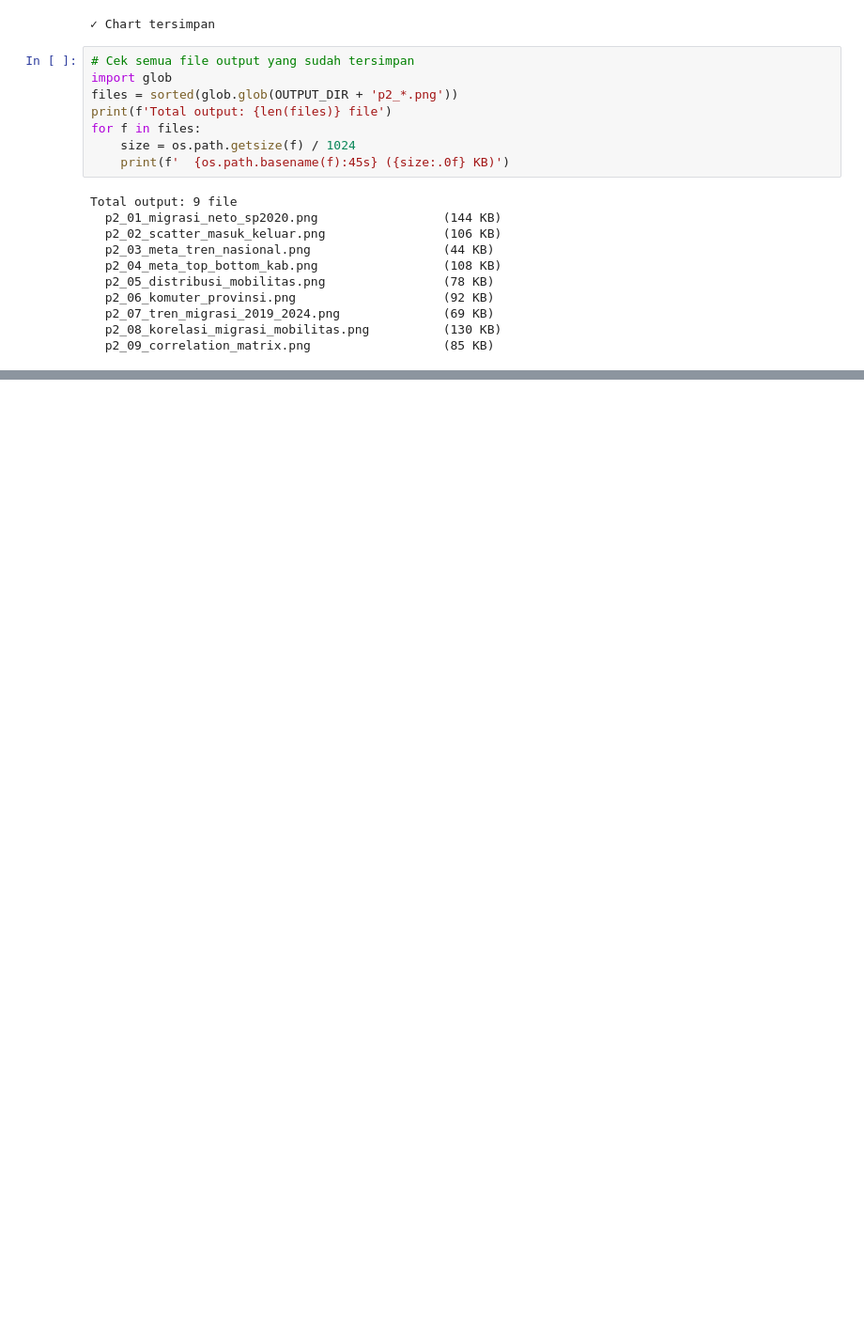
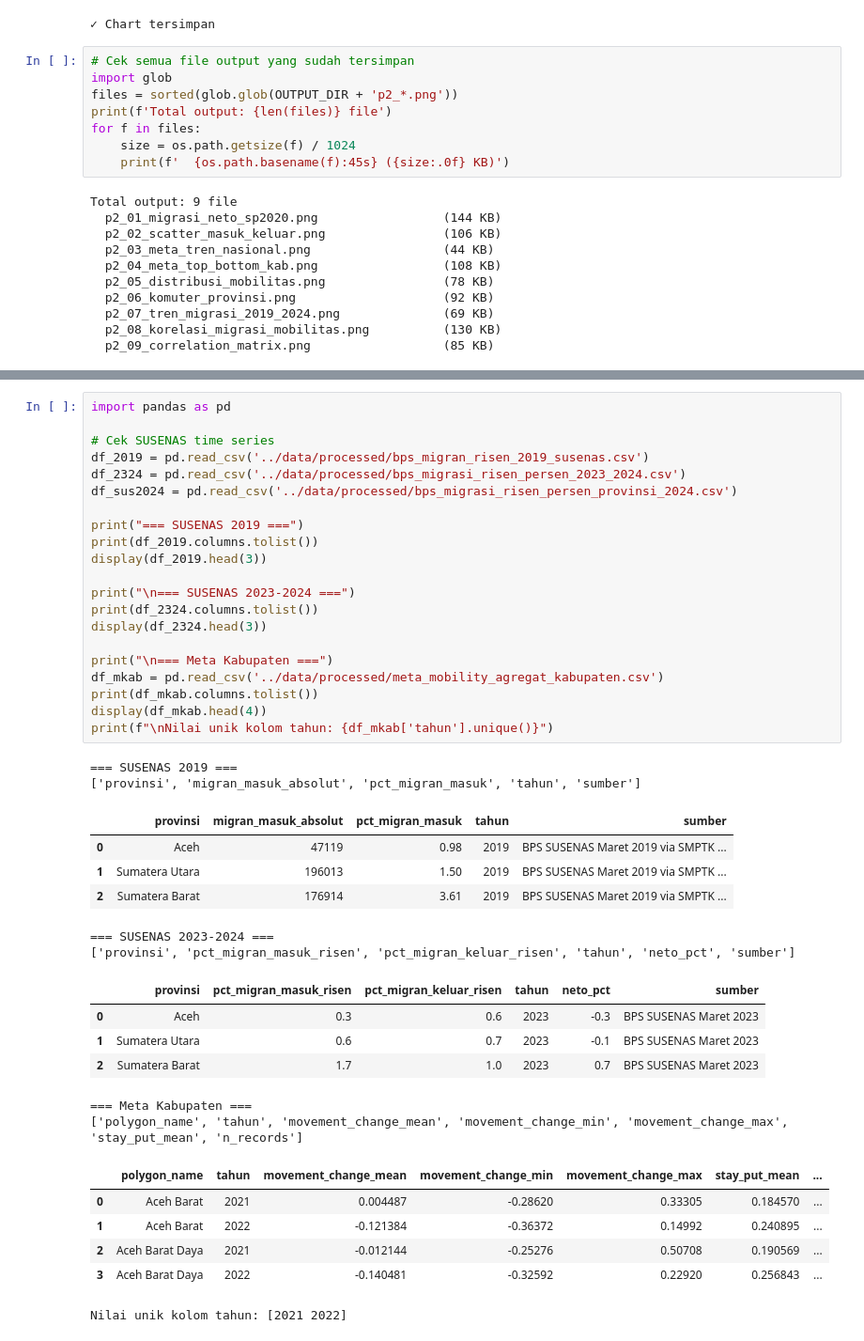
Before and after one commit to mikoo97/human-mobility-id, a Jupyter notebook: notebooks/01_eda_human_mobility.ipynb, the cells around one changed output, grey strips where cells are left out. Shown at 94% size. Drawn from its saved outputs; the diff is of its cells as text; blank space fills up the shorter version.

```diff
--- a/notebooks/01_eda_human_mobility.ipynb
+++ b/notebooks/01_eda_human_mobility.ipynb
@@ -1008,0 +1223,42 @@ Total output: 9 file
+# %%
+import pandas as pd
+
+# Cek SUSENAS time series
+df_2019 = pd.read_csv('../data/processed/bps_migran_risen_2019_susenas.csv')
+df_2324 = pd.read_csv('../data/processed/bps_migrasi_risen_persen_2023_2024.csv')
+df_sus2024 = pd.read_csv('../data/processed/bps_migrasi_risen_persen_provinsi_2024.csv')
+
+print("=== SUSENAS 2019 ===")
+print(df_2019.columns.tolist())
+display(df_2019.head(3))
+
+print("\n=== SUSENAS 2023-2024 ===")
+print(df_2324.columns.tolist())
+display(df_2324.head(3))
+
+print("\n=== Meta Kabupaten ===")
+df_mkab = pd.read_csv('../data/processed/meta_mobility_agregat_kabupaten.csv')
+print(df_mkab.columns.tolist())
+display(df_mkab.head(4))
+print(f"\nNilai unik kolom tahun: {df_mkab['tahun'].unique()}")
+# %% [output]
+=== SUSENAS 2019 ===
+['provinsi', 'migran_masuk_absolut', 'pct_migran_masuk', 'tahun', 'sumber']
+|  | provinsi | migran_masuk_absolut | pct_migran_masuk | tahun | sumber |
+| 0 | Aceh | 47119 | 0.98 | 2019 | BPS SUSENAS Maret 2019 via SMPTK ... |
+| 1 | Sumatera Utara | 196013 | 1.50 | 2019 | BPS SUSENAS Maret 2019 via SMPTK ... |
+| 2 | Sumatera Barat | 176914 | 3.61 | 2019 | BPS SUSENAS Maret 2019 via SMPTK ... |
+=== SUSENAS 2023-2024 ===
+['provinsi', 'pct_migran_masuk_risen', 'pct_migran_keluar_risen', 'tahun', 'neto_pct', 'sumber']
+|  | provinsi | pct_migran_masuk_risen | pct_migran_keluar_risen | tahun | neto_pct | sumber |
+| 0 | Aceh | 0.3 | 0.6 | 2023 | -0.3 | BPS SUSENAS Maret 2023 |
+| 1 | Sumatera Utara | 0.6 | 0.7 | 2023 | -0.1 | BPS SUSENAS Maret 2023 |
+| 2 | Sumatera Barat | 1.7 | 1.0 | 2023 | 0.7 | BPS SUSENAS Maret 2023 |
+=== Meta Kabupaten ===
+['polygon_name', 'tahun', 'movement_change_mean', 'movement_change_min', 'movement_change_max', 'stay_put_mean', 'n_records']
+|  | polygon_name | tahun | movement_change_mean | movement_change_min | movement_change_max | stay_put_mean | ... |
+| 0 | Aceh Barat | 2021 | 0.004487 | -0.28620 | 0.33305 | 0.184570 | ... |
+| 1 | Aceh Barat | 2022 | -0.121384 | -0.36372 | 0.14992 | 0.240895 | ... |
+| 2 | Aceh Barat Daya | 2021 | -0.012144 | -0.25276 | 0.50708 | 0.190569 | ... |
+| 3 | Aceh Barat Daya | 2022 | -0.140481 | -0.32592 | 0.22920 | 0.256843 | ... |
+Nilai unik kolom tahun: [2021 2022]
```
Also changed, not shown: parts of 6 cells of this notebook, 2 other files.
